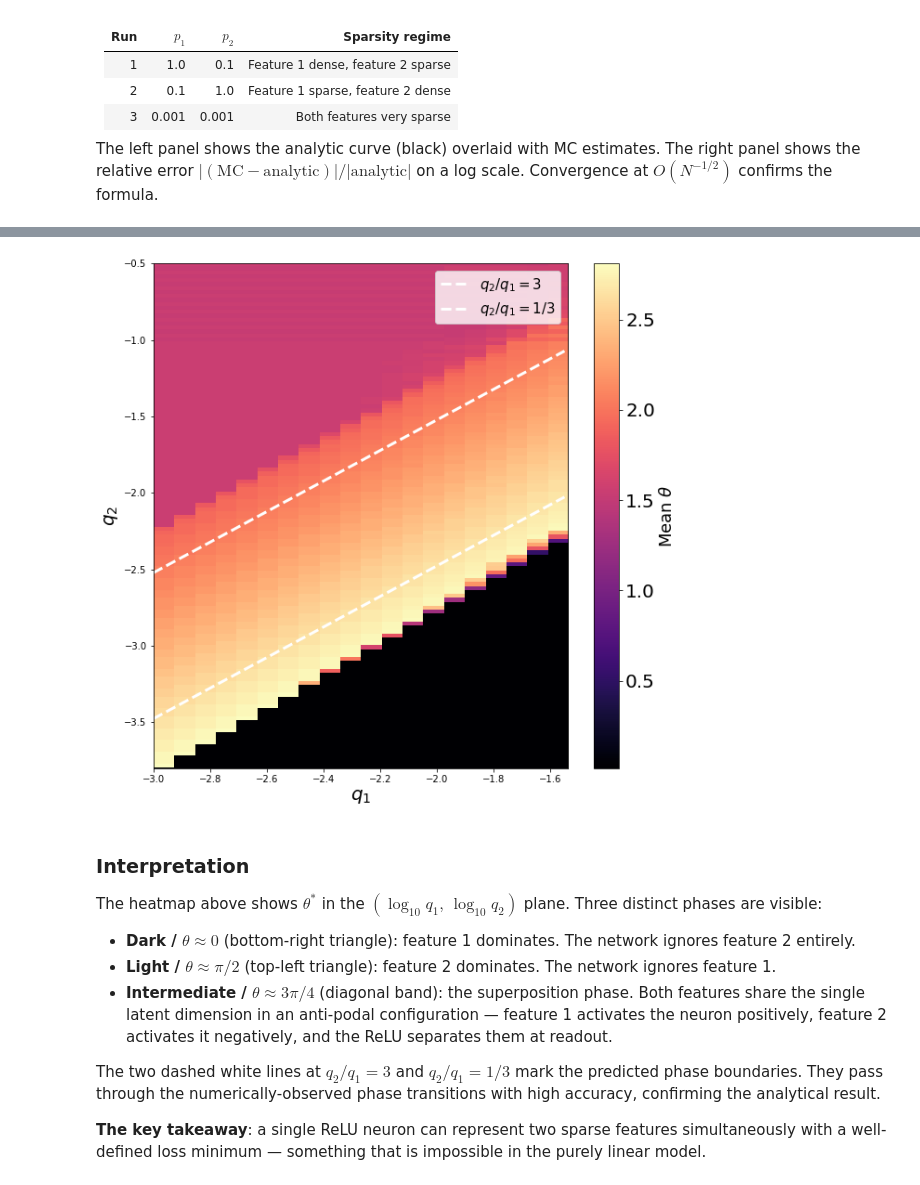
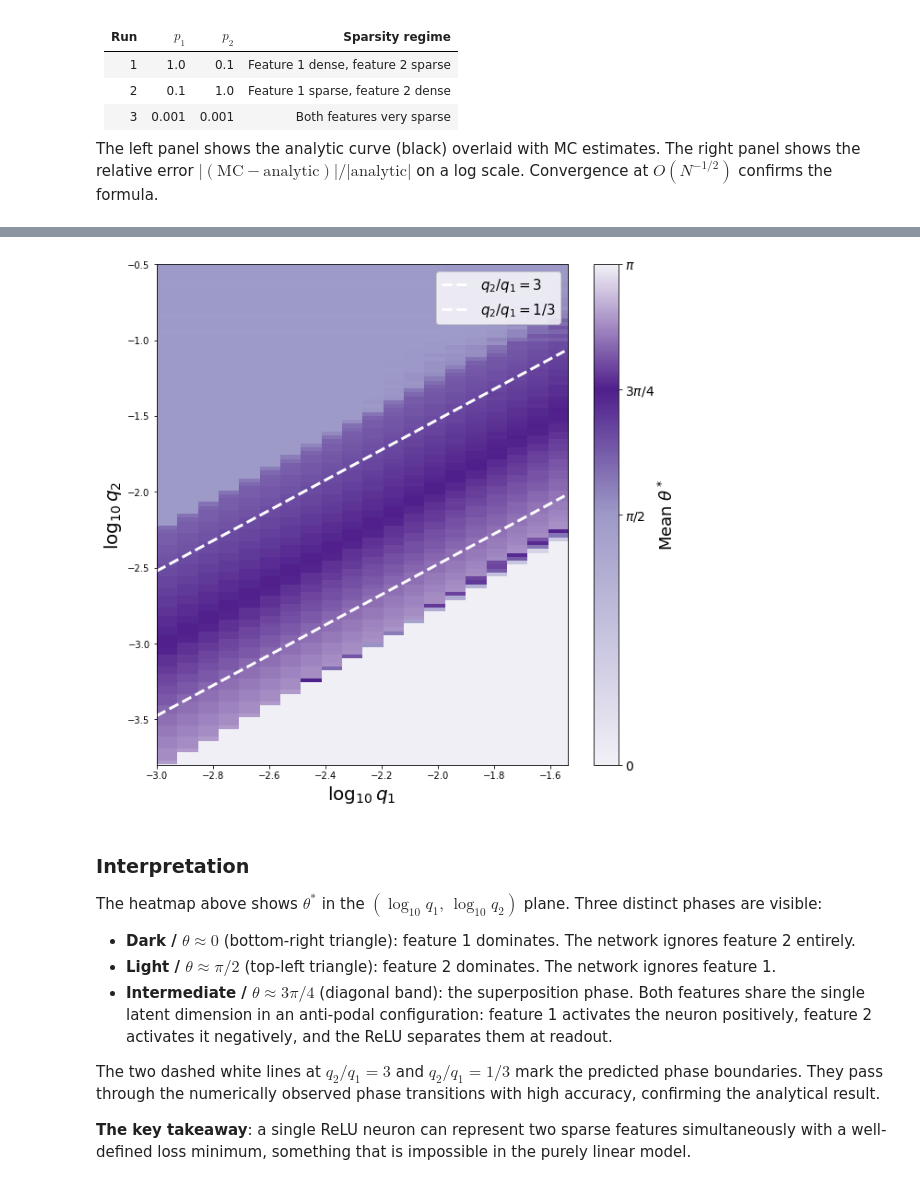
Before and after one commit to rebalkin/ML, a Jupyter notebook: superposition/nonlinear_superposition_toy_model_v2.ipynb, the cells around one changed output, grey strips where cells are left out. Cells and saved outputs as stored; diff of their text form; code cells hidden in the pictures.

```diff
--- a/superposition/nonlinear_superposition_toy_model_v2.ipynb
+++ b/superposition/nonlinear_superposition_toy_model_v2.ipynb
@@ -208,11 +233,11 @@ The left panel shows the analytic curve (black) overlaid with MC estimates. The
 N_sample_vals = [100,10000,1000000]
 I1 = 1.0
 I2 = 1.0
-p1_vals = [1.0,0.1,0.001]
-p2_vals = [0.1,1.0,0.001]
+p1_vals = [1.0,0.1,0.01]
+p2_vals = [0.1,1.0,0.01]
 b1 = 0.00
 b2 = 0.00
-theta_vals = np.linspace(0,np.pi/2,100)
+theta_vals = np.linspace(0,np.pi,50)
 result_analytic = []
 result_MC = []
 for p1,p2 in zip(p1_vals,p2_vals):
@@ -391,0 +423,12 @@ max        1.0000     10.0000      3.1266      0.5381      0.5381      0.0578
+# %%
+df_scan['lq1']  = np.round(np.log10(df_scan['q1']), 10)
+df_scan['lq2']  = np.round(np.log10(df_scan['q2']), 10)
+
+group_cols = ['lq1', 'lq2']
+group_size = df_scan.groupby(group_cols)['theta'].transform('size')
+df_scan['has_repeats'] = group_size > 1
+
+df_no_repeats = df_scan[~df_scan['has_repeats']]
+df_repeats = df_scan[(df_scan['has_repeats']) & (df_scan['q1']<1.0)  & (df_scan['q2']<10.0) & (df_scan['q2']>1e-4) ]
+
+stats = df_repeats.groupby(['lq1','lq2'])['theta'].agg(['mean','std','count'])
@@ -392,50 +498,49 @@ max        1.0000     10.0000      3.1266      0.5381      0.5381      0.0578
 # %%
-df_scan['lq1']  = np.round(np.log10(df_scan['q1']), 8)
-df_scan['lq2']  = np.round(np.log10(df_scan['q2']), 8)
+from matplotlib.colors import LinearSegmentedColormap
 
-group_cols = ['lq1', 'lq2']
-group_size = df_scan.groupby(group_cols)['theta'].transform('size')
-df_scan['has_repeats'] = group_size > 1
+theta_0_color   = plt.cm.Purples(0.1)
+theta_pi2_color = plt.cm.Purples(0.5)
+theta_pi4_color = plt.cm.Purples(0.9)
 
-df_no_repeats = df_scan[~df_scan['has_repeats']]
-df_repeats = df_scan[(df_scan['has_repeats']) & (df_scan['q1']<1.0)  & (df_scan['q2']<10.0) & (df_scan['q2']>1e-4) ]
+cmap_cyclic = LinearSegmentedColormap.from_list('phases_cyclic', [
+    (0.00, theta_0_color),    # θ = 0      : feat-1
+    (0.50, theta_pi2_color),  # θ = π/2    : feat-2
+    (0.75, theta_pi4_color),  # θ = 3π/4   : super
+    (1.00, theta_0_color),    # θ = π      : feat-1 (same as 0)
+])
 
-stats = df_repeats.groupby(['lq1','lq2'])['theta'].agg(['mean','std','count'])
-
-q1_vals = np.linspace(-3,-1.55,100)
-
+q1_vals = np.linspace(-3, -1.55, 100)
 
 sel = (stats.index.get_level_values('lq1') < -1.5)
 theta_map = stats.loc[sel, 'mean']
-
-theta_map = stats.loc[sel, 'mean']
 grid = theta_map.reset_index().pivot(index='lq2', columns='lq1', values='mean')
 
-plt.figure(figsize=(10,10))
+plt.figure(figsize=(10, 10))
 plt.imshow(
     grid,
     origin='lower',
     aspect='auto',
-    cmap='magma',   # change here
+    cmap=cmap_cyclic,
+    vmin=0, vmax=np.pi,
     extent=[grid.columns.min(), grid.columns.max(),
-            grid.index.min(), grid.index.max()]
+            grid.index.min(),   grid.index.max()]
 )
 cbar = plt.colorbar()
-cbar.set_label(r'Mean $\theta$', fontsize=18)
-cbar.ax.tick_params(labelsize=20)
-plt.xlabel(r'$q_1$',fontsize=20)
-plt.ylabel(r'$q_2$',fontsize=20)
-plt.ylim(-3.8,-0.5)
+cbar.set_ticks([0, np.pi/2, 3*np.pi/4, np.pi])
+cbar.set_ticklabels([r'$0$', r'$\pi/2$', r'$3\pi/4$', r'$\pi$'])
+cbar.set_label(r'Mean $\theta^*$', fontsize=18)
+cbar.ax.tick_params(labelsize=14)
+plt.xlabel(r'$\log_{10} q_1$', fontsize=20)
+plt.ylabel(r'$\log_{10} q_2$', fontsize=20)
+plt.ylim(-3.8, -0.5)
 
-plt.plot(q1_vals,q1_vals+np.log10(3),label = r'$q_2/q_1 = 3$',color='white',linestyle='--',linewidth=3)
-plt.plot(q1_vals,q1_vals+np.log10(1/3),label = r'$q_2/q_1 = 1/3$',color='white',linestyle='--',linewidth=3)
+plt.plot(q1_vals, q1_vals + np.log10(3),   label=r'$q_2/q_1 = 3$',   color='white', linestyle='--', linewidth=3)
+plt.plot(q1_vals, q1_vals + np.log10(1/3), label=r'$q_2/q_1 = 1/3$', color='white', linestyle='--', linewidth=3)
 
 plt.legend(fontsize=15)
-
-plt.plot()
 plt.show()
 # %% [output]
-[figure, old version]
+[figure, new version]
 # %% [markdown]
 ### Interpretation
 
@@ -443,8 +548,8 @@ The heatmap above shows $\theta^*$ in the $(\log_{10} q_1,\, \log_{10} q_2)$ pla
 
 - **Dark / $\theta \approx 0$** (bottom-right triangle): feature 1 dominates. The network ignores feature 2 entirely.
 - **Light / $\theta \approx \pi/2$** (top-left triangle): feature 2 dominates. The network ignores feature 1.
-- **Intermediate / $\theta \approx 3\pi/4$** (diagonal band): the superposition phase. Both features share the single latent dimension in an anti-podal configuration — feature 1 activates the neuron positively, feature 2 activates it negatively, and the ReLU separates them at readout.
+- **Intermediate / $\theta \approx 3\pi/4$** (diagonal band): the superposition phase. Both features share the single latent dimension in an anti-podal configuration: feature 1 activates the neuron positively, feature 2 activates it negatively, and the ReLU separates them at readout.
 
-The two dashed white lines at $q_2/q_1 = 3$ and $q_2/q_1 = 1/3$ mark the predicted phase boundaries. They pass through the numerically-observed phase transitions with high accuracy, confirming the analytical result.
+The two dashed white lines at $q_2/q_1 = 3$ and $q_2/q_1 = 1/3$ mark the predicted phase boundaries. They pass through the numerically observed phase transitions with high accuracy, confirming the analytical result.
 
-**The key takeaway**: a single ReLU neuron can represent two sparse features simultaneously with a well-defined loss minimum — something that is impossible in the purely linear model.
+**The key takeaway**: a single ReLU neuron can represent two sparse features simultaneously with a well-defined loss minimum, something that is impossible in the purely linear model.
```
Also changed, not shown: parts of 14 cells of this notebook.
